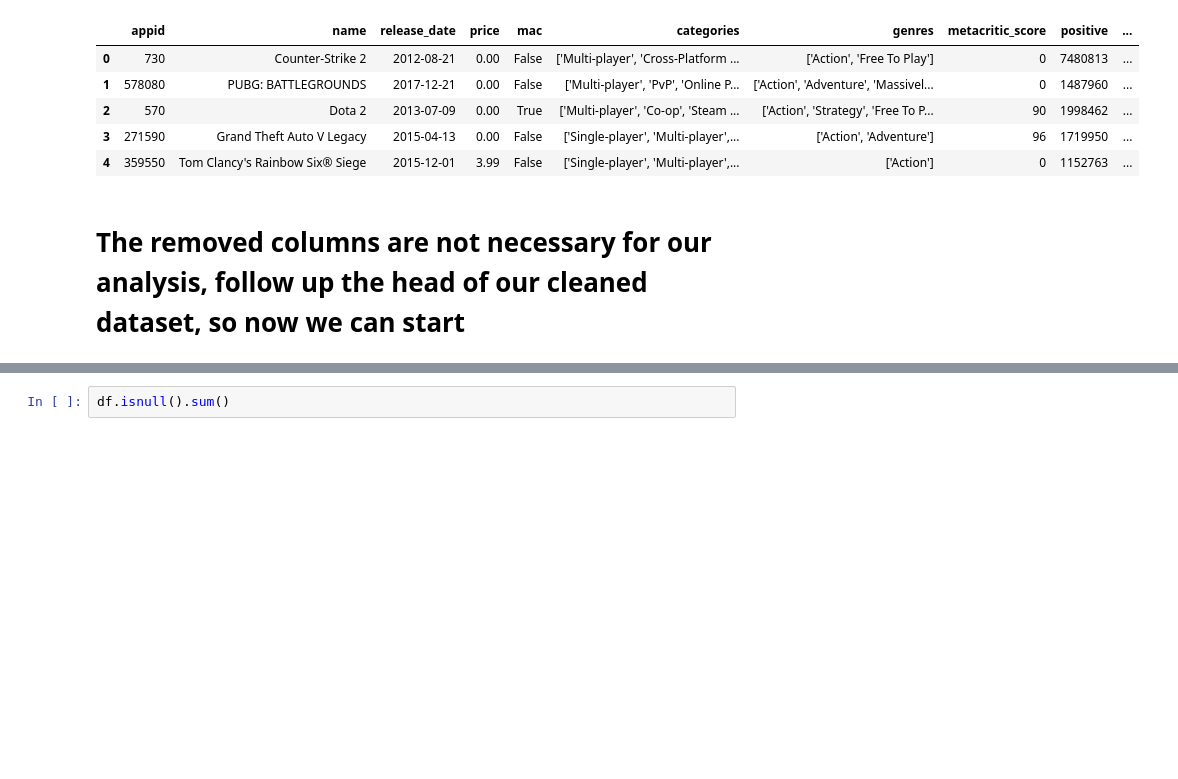
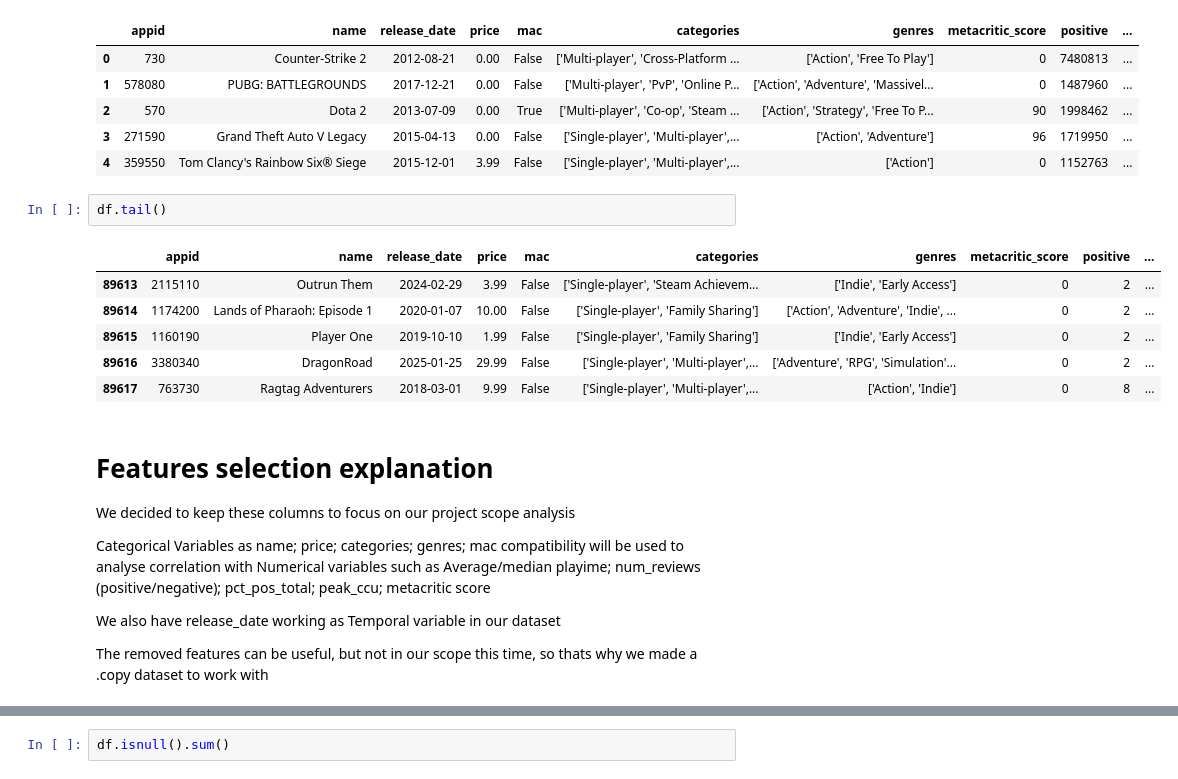
Before and after one commit to 2026742-BRENO/2026742-CCT, a Jupyter notebook: CA2/notebooks/CA2_Notebook.ipynb, the cells around one changed output, grey strips where cells are left out. Drawn from its saved outputs; the diff is of its cells as text; blank space fills up the shorter version.

```diff
--- a/CA2/notebooks/CA2_Notebook.ipynb
+++ b/CA2/notebooks/CA2_Notebook.ipynb
@@ -90,5 +105,22 @@ df.head()
 | 2 | 570 | Dota 2 | 2013-07-09 | 0.00 | True | ['Multi-player', 'Co-op', 'Steam ... | ['Action', 'Strategy', 'Free To P... | 90 | 1998462 | ... |
 | 3 | 271590 | Grand Theft Auto V Legacy | 2015-04-13 | 0.00 | False | ['Single-player', 'Multi-player',... | ['Action', 'Adventure'] | 96 | 1719950 | ... |
 | 4 | 359550 | Tom Clancy's Rainbow Six® Siege | 2015-12-01 | 3.99 | False | ['Single-player', 'Multi-player',... | ['Action'] | 0 | 1152763 | ... |
+# %%
+df.tail()
+# %% [output]
+|  | appid | name | release_date | price | mac | categories | genres | metacritic_score | positive | ... |
+| 89613 | 2115110 | Outrun Them | 2024-02-29 | 3.99 | False | ['Single-player', 'Steam Achievem... | ['Indie', 'Early Access'] | 0 | 2 | ... |
+| 89614 | 1174200 | Lands of Pharaoh: Episode 1 | 2020-01-07 | 10.00 | False | ['Single-player', 'Family Sharing'] | ['Action', 'Adventure', 'Indie', ... | 0 | 2 | ... |
+| 89615 | 1160190 | Player One | 2019-10-10 | 1.99 | False | ['Single-player', 'Family Sharing'] | ['Indie', 'Early Access'] | 0 | 2 | ... |
+| 89616 | 3380340 | DragonRoad | 2025-01-25 | 29.99 | False | ['Single-player', 'Multi-player',... | ['Adventure', 'RPG', 'Simulation'... | 0 | 2 | ... |
+| 89617 | 763730 | Ragtag Adventurers | 2018-03-01 | 9.99 | False | ['Single-player', 'Multi-player',... | ['Action', 'Indie'] | 0 | 8 | ... |
 # %% [markdown]
-# The removed columns are not necessary for our analysis, follow up the head of our cleaned dataset, so now we can start
+# Features selection explanation
+
+We decided to keep these columns to focus on our project scope analysis
+
+Categorical Variables as name; price; categories; genres; mac compatibility will be used to analyse correlation with Numerical variables such as Average/median playime; num_reviews (positive/negative); pct_pos_total; peak_ccu; metacritic score
+
+We also have release_date working as Temporal variable in our dataset
+
+The removed features can be useful, but not in our scope this time, so thats why we made a .copy dataset to work with
```
Also changed, not shown: parts of 32 cells of this notebook.
